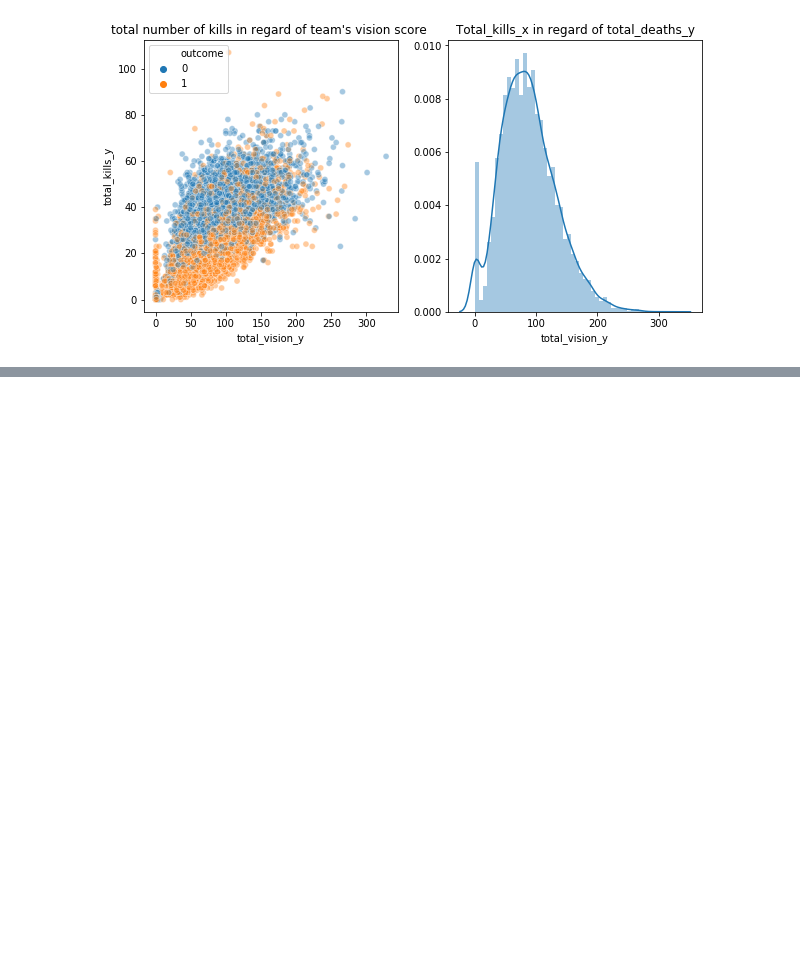
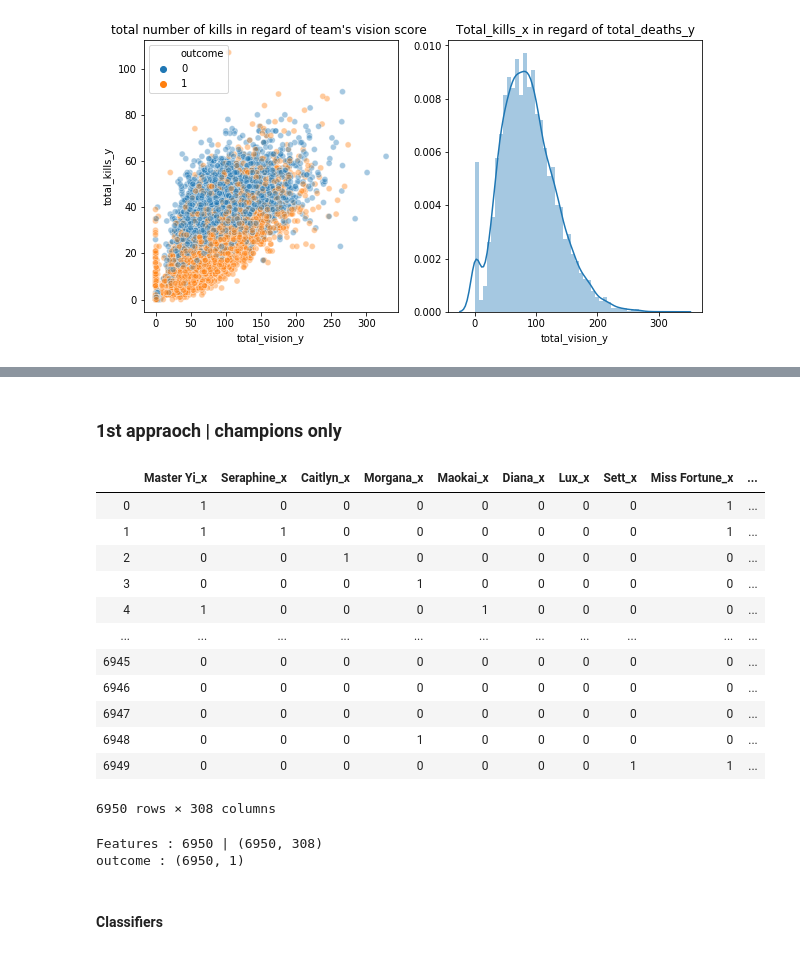
Before and after one commit to valentin-fngr/LeagueLegAI, a Jupyter notebook: training.py.ipynb, the cells around one changed output, grey strips where cells are left out. Drawn from its saved outputs; the diff is of its cells as text; code cells hidden in the pictures; blank space fills up the shorter version.

```diff
--- a/training.py.ipynb
+++ b/training.py.ipynb
@@ -364,10 +355,0 @@ plt.show()
-# %%
-columns = ["total_vision_x", "total_vision_y"]
-
-fig, ax = plt.subplots(1, len(columns), figsize=(10,10))
-plt.subplots_adjust(wspace=0.1,right=1.5)
-for idx, col in enumerate(columns):
-    ax[idx].set_title(col)
-    sns.boxplot(data=df, x="outcome", ax=ax[idx], color=colors[idx], orient="v",y=col)
-    ax[idx].title.set_text(col)
-plt.show()
@@ -390,15 +355,0 @@ def remove_outliers_iqr(ds, col, target):
-# %%
-# let's remove every outliers beneficial to Y when the outcome is 1 ( y lost )
-
-columns = ["total_vision_y", "total_kills_y"]
-print(f"Previous dataframe's shape : {df.shape}")
-for col in columns:
-    df = remove_outliers_iqr(df, col, 1)
-print(f"Dataframe's shape after removing outliers from y when x won : {df.shape} ")
-print("-"*50)
-# let's do the same for x
-
-columns = ["total_vision_x", "total_kills_x"]
-for col in columns:
-    df = remove_outliers_iqr(df, col, 0)
-print(f"Dataframe's shape after removing outliers from x when y won : {df.shape} ")
@@ -409,0 +356,3 @@ Dataframe's shape after removing outliers from x when y won : (6950, 134)
+# %%
+df.drop("plateformId", axis=1, inplace=True)
+df
@@ -409,0 +373,41 @@ Dataframe's shape after removing outliers from x when y won : (6950, 134)
+# %% [markdown]
+### 1st appraoch | champions only
+# %%
+champions_x = list(map(lambda x : x + "_x", df["championName_x1"].unique()))
+champions_y = [champ.replace("_x", "_y") for champ in champions_x]
+champions_df = pd.DataFrame(0, columns=[*champions_x, *champions_y], index=range(len(df)))
+
+for i in range(len(df)):
+    row = df.iloc[i]
+    cols = [col for col in df.columns if "championName" in col]
+    for col in cols:
+        champ_name = row[col]
+        if "x" in col:
+            champions_df.iloc[i][champ_name+"_x"] = 1
+        else:
+            champions_df.iloc[i][champ_name+"_y"] = 1
+
+champions_df
+# %% [output]
+|  | Master Yi_x | Seraphine_x | Caitlyn_x | Morgana_x | Maokai_x | Diana_x | Lux_x | Sett_x | Miss Fortune_x | ... |
+| 0 | 1 | 0 | 0 | 0 | 0 | 0 | 0 | 0 | 1 | ... |
+| 1 | 1 | 1 | 0 | 0 | 0 | 0 | 0 | 0 | 1 | ... |
+| 2 | 0 | 0 | 1 | 0 | 0 | 0 | 0 | 0 | 0 | ... |
+| 3 | 0 | 0 | 0 | 1 | 0 | 0 | 0 | 0 | 0 | ... |
+| 4 | 1 | 0 | 0 | 0 | 1 | 0 | 0 | 0 | 0 | ... |
+| ... | ... | ... | ... | ... | ... | ... | ... | ... | ... | ... |
+| 6945 | 0 | 0 | 0 | 0 | 0 | 0 | 0 | 0 | 0 | ... |
+| 6946 | 0 | 0 | 0 | 0 | 0 | 0 | 0 | 0 | 0 | ... |
+| 6947 | 0 | 0 | 0 | 0 | 0 | 0 | 0 | 0 | 0 | ... |
+| 6948 | 0 | 0 | 0 | 1 | 0 | 0 | 0 | 0 | 0 | ... |
+| 6949 | 0 | 0 | 0 | 0 | 0 | 0 | 0 | 1 | 1 | ... |
+6950 rows × 308 columns
+# %%
+X = champions_df.values
+y = df["outcome"].values.reshape(-1, 1)
+
+print(f"Features : {len(X)} | {X.shape}")
+print(f"outcome : {y.shape}")
+# %% [output]
+Features : 6950 | (6950, 308)
+outcome : (6950, 1)
@@ -409,0 +418,2 @@ Dataframe's shape after removing outliers from x when y won : (6950, 134)
+# %% [markdown]
+#### Classifiers
```
Also changed, not shown: parts of 11 cells of this notebook.
